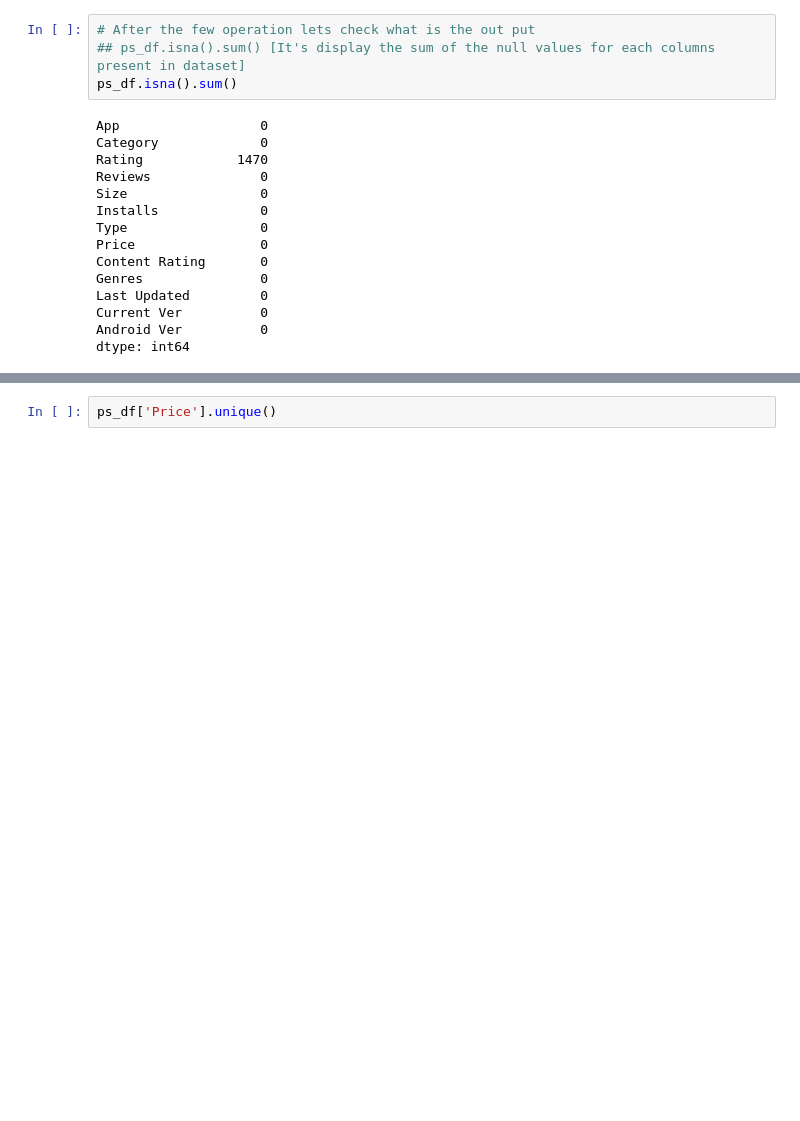
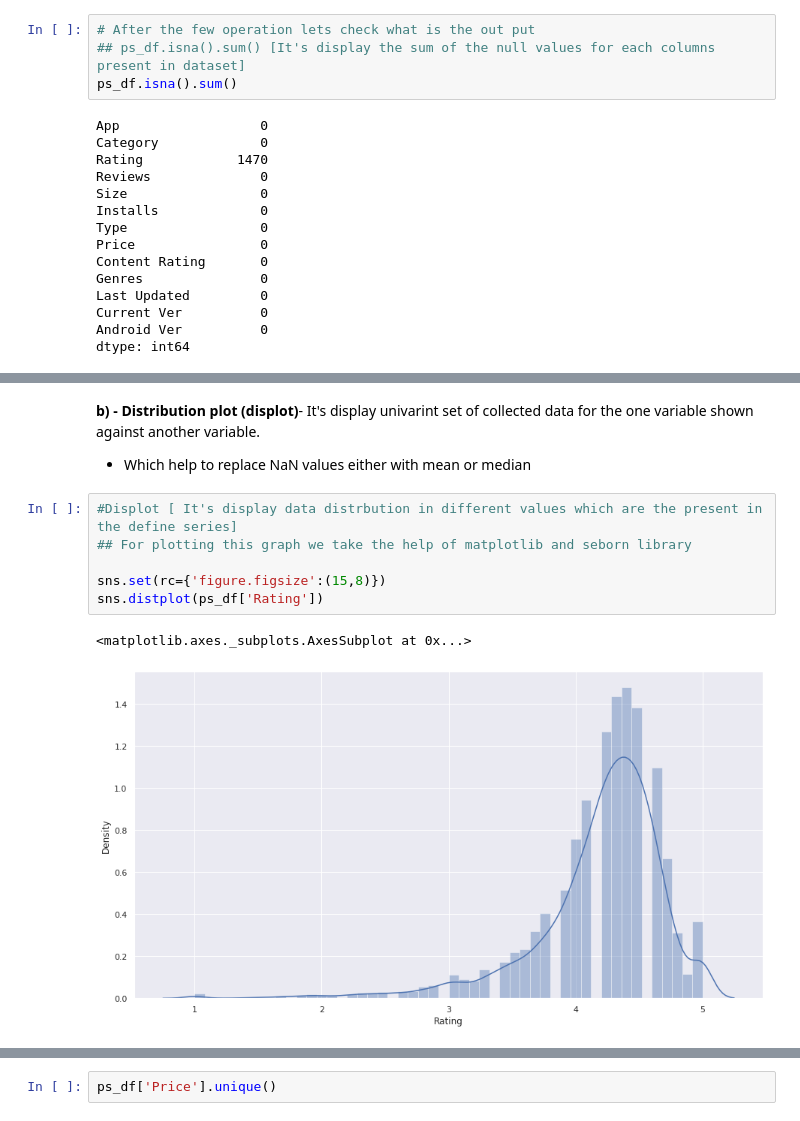
Before and after one commit to Yogendra-ramnani/-Capstone-Project---Play-Store-App-Review-Analysis, a Jupyter notebook: Capstone_Project_Play_Store_App_Review_Analysis_by_yogendra.ipynb, the cells around one changed output, grey strips where cells are left out. Cells and saved outputs as stored; diff of their text form; blank space fills up the shorter version.

```diff
--- a/Capstone_Project_Play_Store_App_Review_Analysis_by_yogendra.ipynb
+++ b/Capstone_Project_Play_Store_App_Review_Analysis_by_yogendra.ipynb
@@ -448,0 +389,12 @@ ps_df['Price'] = pd.to_numeric(ps_df['Price'])
+# %% [markdown]
+**b) - Distribution plot (displot)**- It's display univarint set of collected data for the one variable shown against another variable.
+* Which help to replace NaN values either with mean or median
+# %%
+#Displot [ It's display data distrbution in different values which are the present in the define series]
+## For plotting this graph we take the help of matplotlib and seborn library
+
+sns.set(rc={'figure.figsize':(15,8)})
+sns.distplot(ps_df['Rating'])
+# %% [output]
+<matplotlib.axes._subplots.AxesSubplot at 0x...>
+[figure, added]
```
Also changed, not shown: parts of 140 cells of this notebook.
